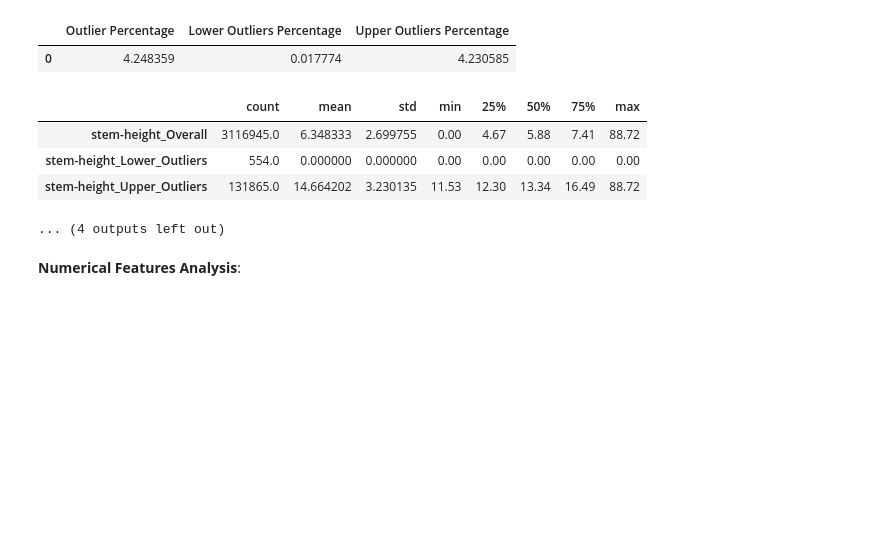
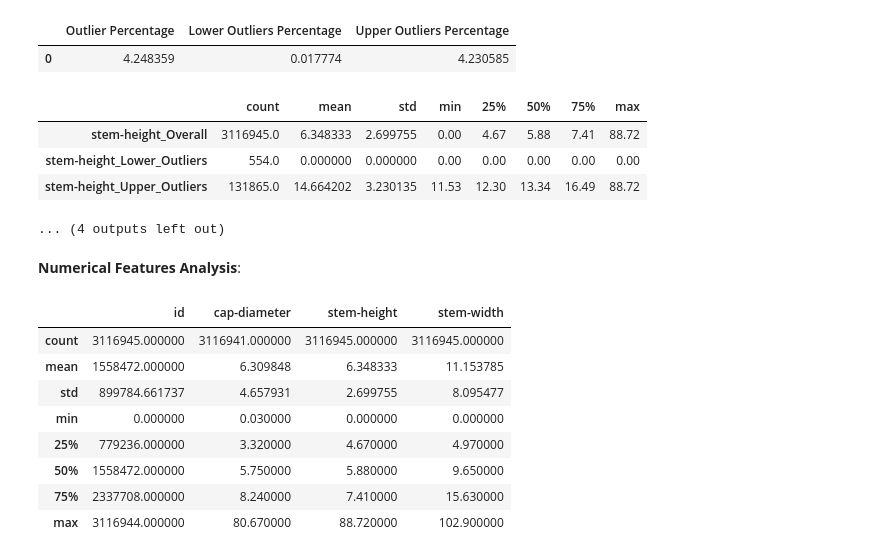
Before and after one commit to surajwate/Prediction-of-Poisonous-Mushrooms, a Jupyter notebook: notebooks/kaggle_data.ipynb, the cells around one changed output. Cells and saved outputs as stored; diff of their text form; code cells hidden in the pictures; blank space fills up the shorter version.

```diff
--- a/notebooks/kaggle_data.ipynb
+++ b/notebooks/kaggle_data.ipynb
@@ -520,6 +480,18 @@ Statistics of the stem-height column:
 ... (4 outputs left out)
 # %% [markdown]
 **Numerical Features Analysis**:
+# %%
+df[num_cols].describe().map('{:.6f}'.format)
+# %% [output]
+|  | id | cap-diameter | stem-height | stem-width |
+| count | 3116945.000000 | 3116941.000000 | 3116945.000000 | 3116945.000000 |
+| mean | 1558472.000000 | 6.309848 | 6.348333 | 11.153785 |
+| std | 899784.661737 | 4.657931 | 2.699755 | 8.095477 |
+| min | 0.000000 | 0.030000 | 0.000000 | 0.000000 |
+| 25% | 779236.000000 | 3.320000 | 4.670000 | 4.970000 |
+| 50% | 1558472.000000 | 5.750000 | 5.880000 | 9.650000 |
+| 75% | 2337708.000000 | 8.240000 | 7.410000 | 15.630000 |
+| max | 3116944.000000 | 80.670000 | 88.720000 | 102.900000 |
 # %%
 get_missing_values_summary(df)
 # %% [output]
```
Also changed, not shown: parts of 9 cells of this notebook, 5 other files.
